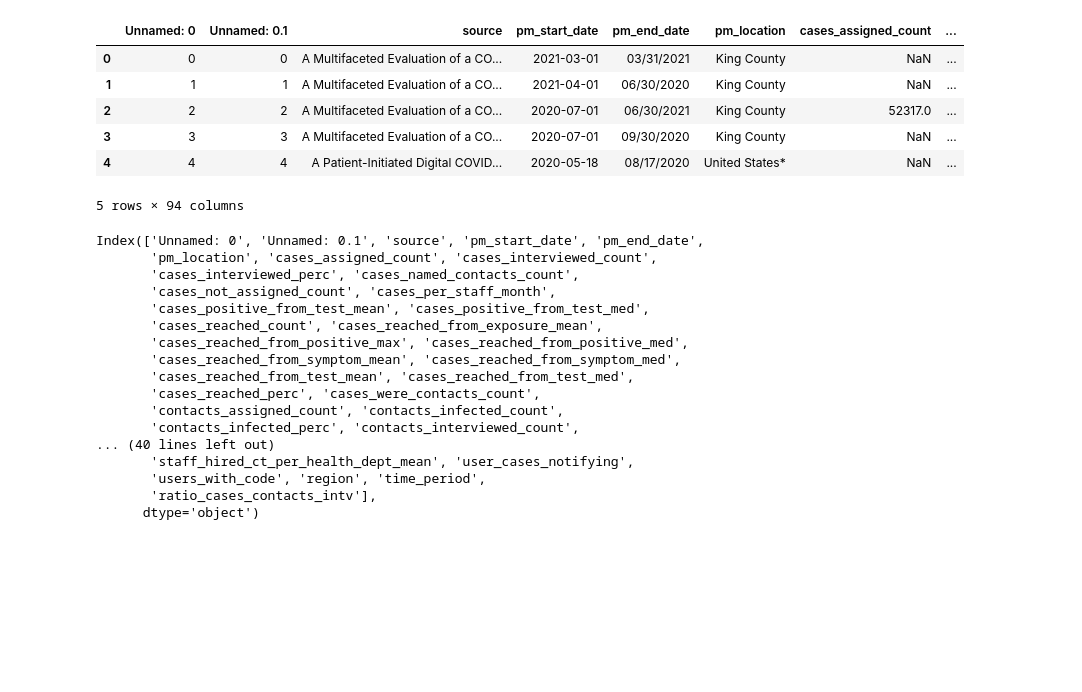
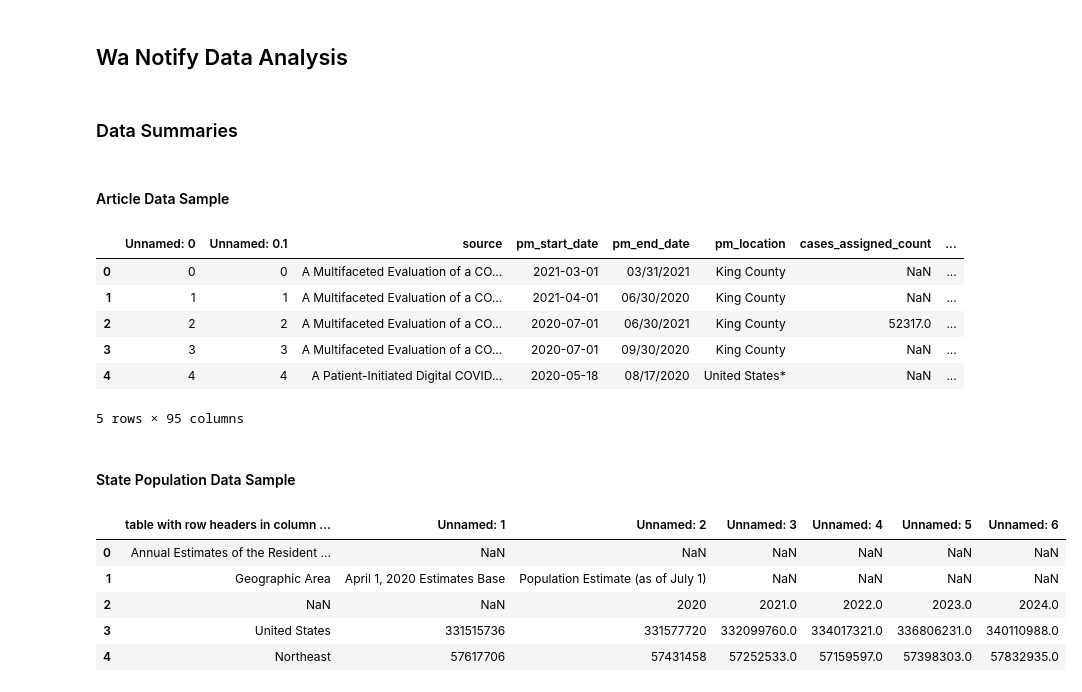
Before and after one commit to adam-s-elder/DEN_future, a Jupyter notebook: reporting/data_analysis.ipynb, the cells around one changed output. Saved outputs shown, nothing was run; the diff lists cells and outputs as text; code cells hidden in the pictures; blank space fills up the shorter version.

```diff
--- a/reporting/data_analysis.ipynb
+++ b/reporting/data_analysis.ipynb
@@ -8,30 +16,29 @@ df = pd.read_csv('/Users/kaitlinsinger/wa_notify/DEN_future/data_extraction/mani
+# %% [markdown]
+## Wa Notify Data Analysis
+# %%
+display(Markdown('### Data Summaries'))
+# %% [output]
+### Data Summaries
 # %%
+display(Markdown('#### Article Data Sample'))
 df.head()
 # %% [output]
+#### Article Data Sample
 |  | Unnamed: 0 | Unnamed: 0.1 | source | pm_start_date | pm_end_date | pm_location | cases_assigned_count | ... |
 | 0 | 0 | 0 | A Multifaceted Evaluation of a CO... | 2021-03-01 | 03/31/2021 | King County | NaN | ... |
 | 1 | 1 | 1 | A Multifaceted Evaluation of a CO... | 2021-04-01 | 06/30/2020 | King County | NaN | ... |
 | 2 | 2 | 2 | A Multifaceted Evaluation of a CO... | 2020-07-01 | 06/30/2021 | King County | 52317.0 | ... |
 | 3 | 3 | 3 | A Multifaceted Evaluation of a CO... | 2020-07-01 | 09/30/2020 | King County | NaN | ... |
 | 4 | 4 | 4 | A Patient-Initiated Digital COVID... | 2020-05-18 | 08/17/2020 | United States* | NaN | ... |
-5 rows × 94 columns
+5 rows × 95 columns
-# %%
-df.columns
-# %% [output]
-Index(['Unnamed: 0', 'Unnamed: 0.1', 'source', 'pm_start_date', 'pm_end_date',
-       'pm_location', 'cases_assigned_count', 'cases_interviewed_count',
-       'cases_interviewed_perc', 'cases_named_contacts_count',
-       'cases_not_assigned_count', 'cases_per_staff_month',
-       'cases_positive_from_test_mean', 'cases_positive_from_test_med',
-       'cases_reached_count', 'cases_reached_from_exposure_mean',
-       'cases_reached_from_positive_max', 'cases_reached_from_positive_med',
-       'cases_reached_from_symptom_mean', 'cases_reached_from_symptom_med',
-       'cases_reached_from_test_mean', 'cases_reached_from_test_med',
-       'cases_reached_perc', 'cases_were_contacts_count',
-       'contacts_assigned_count', 'contacts_infected_count',
-       'contacts_infected_perc', 'contacts_interviewed_count',
-... (40 lines left out)
-       'staff_hired_ct_per_health_dept_mean', 'user_cases_notifying',
-       'users_with_code', 'region', 'time_period',
-       'ratio_cases_contacts_intv'],
-      dtype='object')
+# %%
+display(Markdown('#### State Population Data Sample'))
+state_pop.head()
+# %% [output]
+#### State Population Data Sample
+|  | table with row headers in column ... | Unnamed: 1 | Unnamed: 2 | Unnamed: 3 | Unnamed: 4 | Unnamed: 5 | Unnamed: 6 |
+| 0 | Annual Estimates of the Resident ... | NaN | NaN | NaN | NaN | NaN | NaN |
+| 1 | Geographic Area | April 1, 2020 Estimates Base | Population Estimate (as of July 1) | NaN | NaN | NaN | NaN |
+| 2 | NaN | NaN | 2020 | 2021.0 | 2022.0 | 2023.0 | 2024.0 |
+| 3 | United States | 331515736 | 331577720 | 332099760.0 | 334017321.0 | 336806231.0 | 340110988.0 |
+| 4 | Northeast | 57617706 | 57431458 | 57252533.0 | 57159597.0 | 57398303.0 | 57832935.0 |
```
Also changed, not shown: parts of 20 cells of this notebook, 6 other files.
